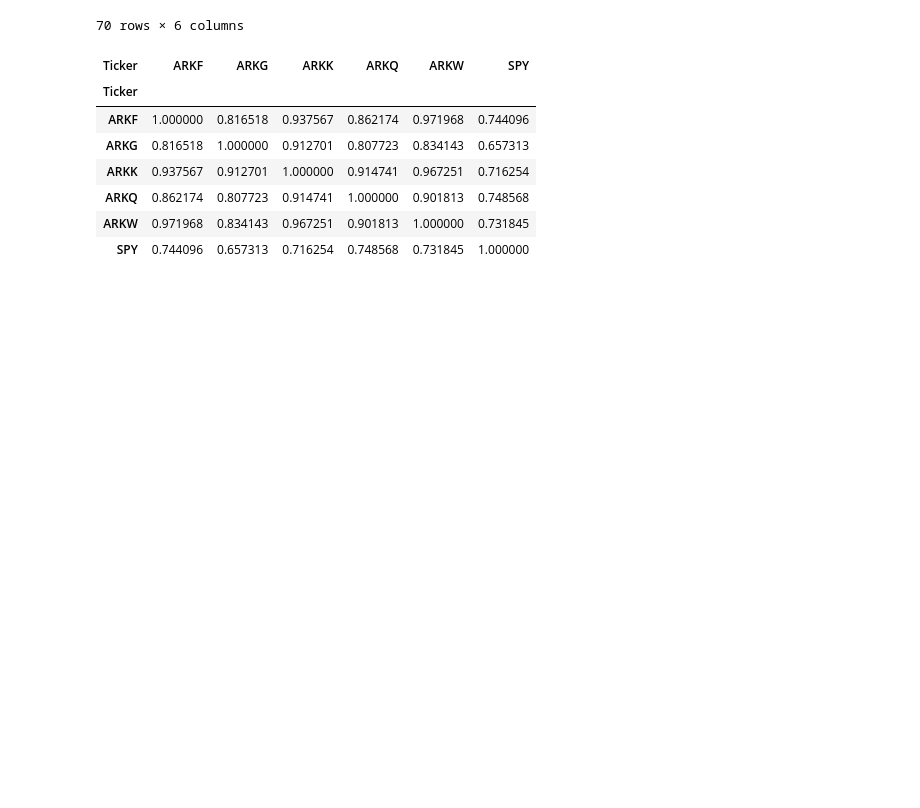
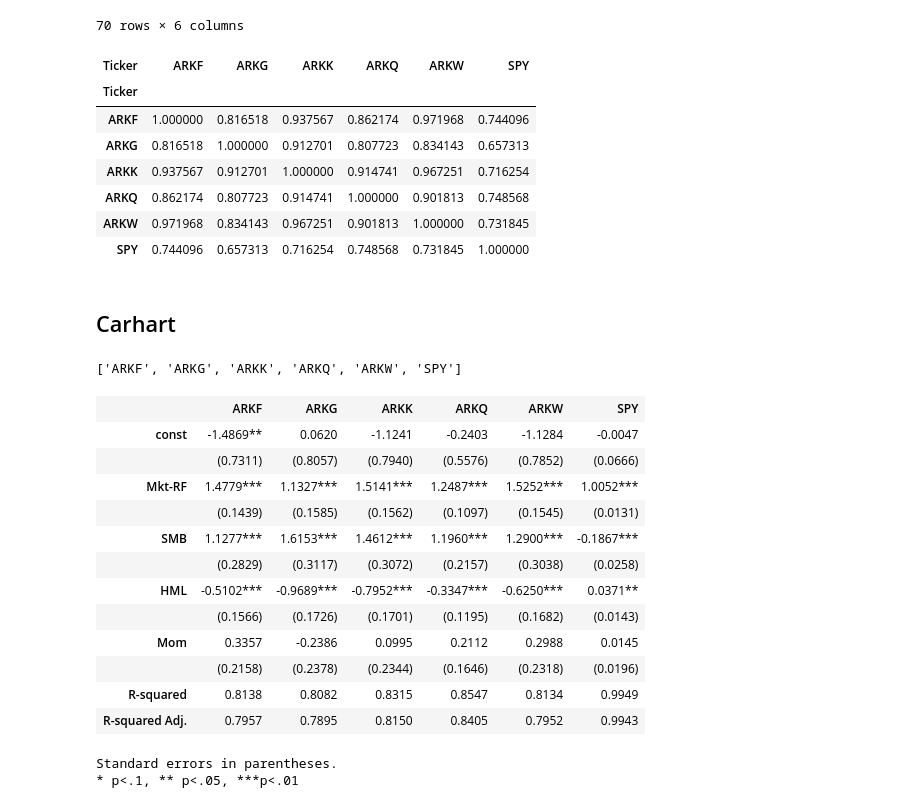
Before and after one commit to fenicola/Ark_Invest_skill_or_luck, a Jupyter notebook: progetto.ipynb, the cells around one changed output. Cells and saved outputs as stored; diff of their text form; code cells hidden in the pictures; blank space fills up the shorter version.

```diff
--- a/progetto.ipynb
+++ b/progetto.ipynb
@@ -80,6 +80,7 @@ warnings.filterwarnings("ignore", category=FutureWarning)
 # %%
 start = '2019-01-01'
 end = '2024-12-31'
+split = '2022-12-31'
 
 ff4f = fm.ff('4_factors', start, end)[0]
 
@@ -263,3 +264,40 @@ er[etf_tickers].corr().style.background_gradient(cmap='coolwarm', vmin=0, vmax=1
 | ARKQ | 0.862174 | 0.807723 | 0.914741 | 1.000000 | 0.901813 | 0.748568 |
 | ARKW | 0.971968 | 0.834143 | 0.967251 | 0.901813 | 1.000000 | 0.731845 |
 | SPY | 0.744096 | 0.657313 | 0.716254 | 0.748568 | 0.731845 | 1.000000 |
+# %% [markdown]
+## Carhart
+# %%
+etf_tickers
+# %% [output]
+['ARKF', 'ARKG', 'ARKK', 'ARKQ', 'ARKW', 'SPY']
+# %%
+# Allineamento fattori e excess returns — solo periodo in-sample
+capm4 = pd.concat([ff4f, er], axis=1).dropna()
+capm4_is = capm4.loc[:split]
+
+x1 = capm4_is[['Mkt-RF', 'SMB', 'HML', 'Mom']]
+x  = sm.add_constant(x1)
+y  = capm4_is[etf_tickers]
+
+# Regressioni OLS — modello Carhart a 4 fattori
+regr_4f = []
+for i in range(len(y.columns)):
+    regr_4f.append(sm.OLS(y.iloc[:, i], x).fit())
+
+summary_col(regr_4f, stars=True)
+# %% [output]
+|  | ARKF | ARKG | ARKK | ARKQ | ARKW | SPY |
+| const | -1.4869** | 0.0620 | -1.1241 | -0.2403 | -1.1284 | -0.0047 |
+|  | (0.7311) | (0.8057) | (0.7940) | (0.5576) | (0.7852) | (0.0666) |
+| Mkt-RF | 1.4779*** | 1.1327*** | 1.5141*** | 1.2487*** | 1.5252*** | 1.0052*** |
+|  | (0.1439) | (0.1585) | (0.1562) | (0.1097) | (0.1545) | (0.0131) |
+| SMB | 1.1277*** | 1.6153*** | 1.4612*** | 1.1960*** | 1.2900*** | -0.1867*** |
+|  | (0.2829) | (0.3117) | (0.3072) | (0.2157) | (0.3038) | (0.0258) |
+| HML | -0.5102*** | -0.9689*** | -0.7952*** | -0.3347*** | -0.6250*** | 0.0371** |
+|  | (0.1566) | (0.1726) | (0.1701) | (0.1195) | (0.1682) | (0.0143) |
+| Mom | 0.3357 | -0.2386 | 0.0995 | 0.2112 | 0.2988 | 0.0145 |
+|  | (0.2158) | (0.2378) | (0.2344) | (0.1646) | (0.2318) | (0.0196) |
+| R-squared | 0.8138 | 0.8082 | 0.8315 | 0.8547 | 0.8134 | 0.9949 |
+| R-squared Adj. | 0.7957 | 0.7895 | 0.8150 | 0.8405 | 0.7952 | 0.9943 |
+Standard errors in parentheses.
+* p<.1, ** p<.05, ***p<.01
```
Also changed, not shown: parts of 2 cells of this notebook.
